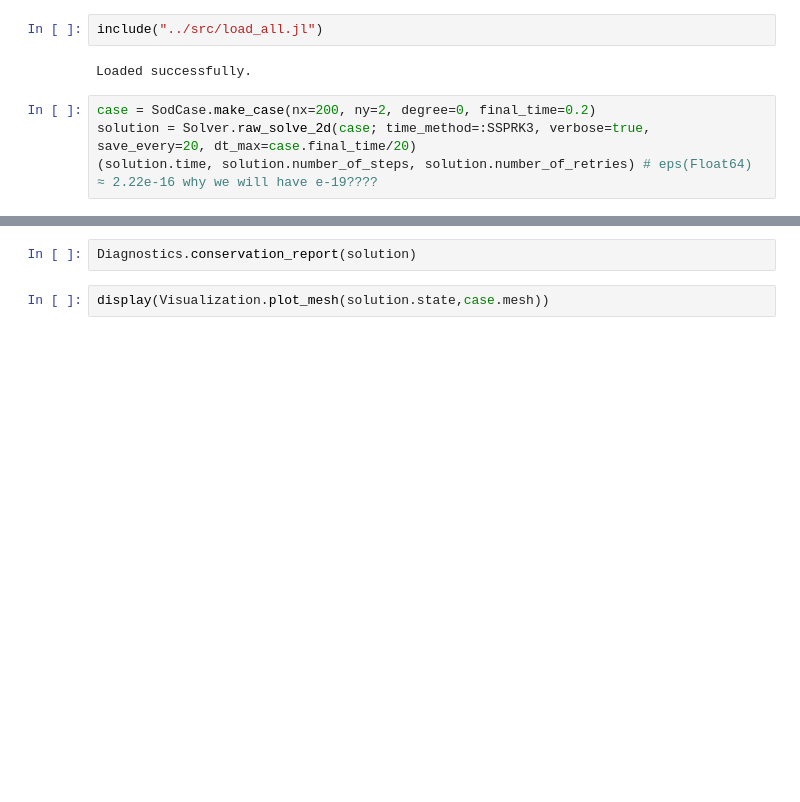
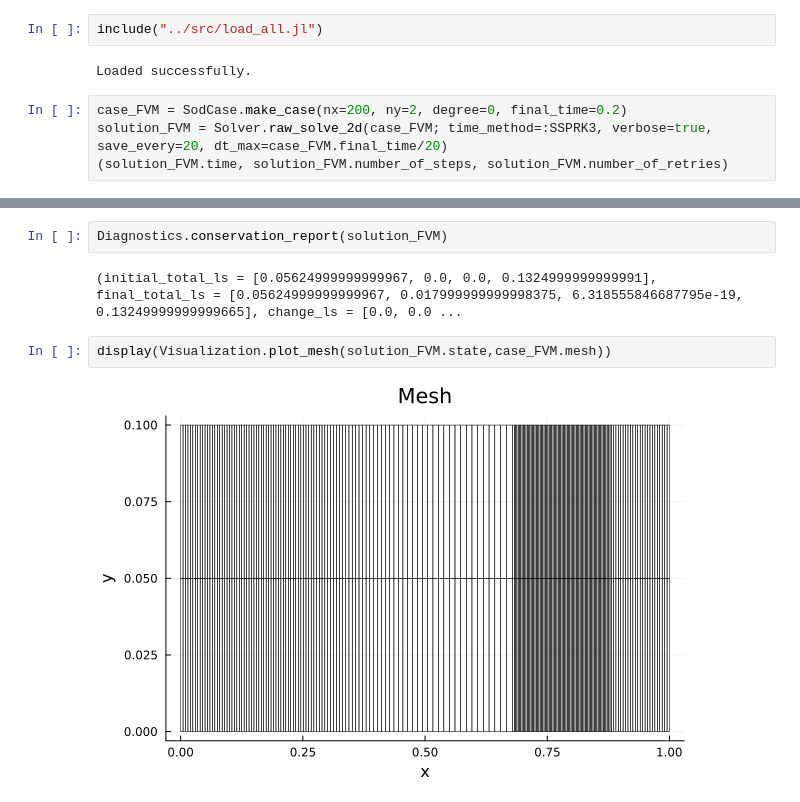
Before and after one commit to PeikaiLi/lagrangian_ofdg_2d_simple_release, a Jupyter notebook: example/Sod_case.ipynb, the cells around one changed output, grey strips where cells are left out. Saved outputs shown, nothing was run; the diff lists cells and outputs as text; blank space fills up the shorter version.

Commit message:
fix partial bugs find in sod_case test1

```diff
--- a/example/Sod_case.ipynb
+++ b/example/Sod_case.ipynb
@@ -3,8 +3,8 @@ include("../src/load_all.jl")
 # %% [output]
 Loaded successfully.
 # %%
-case = SodCase.make_case(nx=200, ny=2, degree=0, final_time=0.2)
-solution = Solver.raw_solve_2d(case; time_method=:SSPRK3, verbose=true, save_every=20, dt_max=case.final_time/20)
-(solution.time, solution.number_of_steps, solution.number_of_retries) # eps(Float64) ≈ 2.22e-16 why we will have e-19????
+case_FVM = SodCase.make_case(nx=200, ny=2, degree=0, final_time=0.2)
+solution_FVM = Solver.raw_solve_2d(case_FVM; time_method=:SSPRK3, verbose=true, save_every=20, dt_max=case_FVM.final_time/20)
+(solution_FVM.time, solution_FVM.number_of_steps, solution_FVM.number_of_retries)
 # %% [output]
 step=1 time=0.001267731382092762 dt=0.001267731382092762 retries=0
@@ -12,7 +28,11 @@ LoadError: ArgumentError: esti init SodProblem requires 0 <= x <= 1; current x =
 # %%
-Diagnostics.conservation_report(solution)
+Diagnostics.conservation_report(solution_FVM)
+# %% [output]
+(initial_total_ls = [0.05624999999999967, 0.0, 0.0, 0.1324999999999991], final_total_ls = [0.05624999999999967, 0.017999999999998375, 6.318555846687795e-19, 0.13249999999999665], change_ls = [0.0, 0.0 ...
 # %%
-display(Visualization.plot_mesh(solution.state,case.mesh))
+display(Visualization.plot_mesh(solution_FVM.state,case_FVM.mesh))
+# %% [output]
+[figure, added]
 # %%
 for field in (:density, :pressure, :velocity_x, :velocity_y)
     gif_result = Visualization.draw_gif(
```
Also changed, not shown: parts of 7 cells of this notebook, 12 other files.
